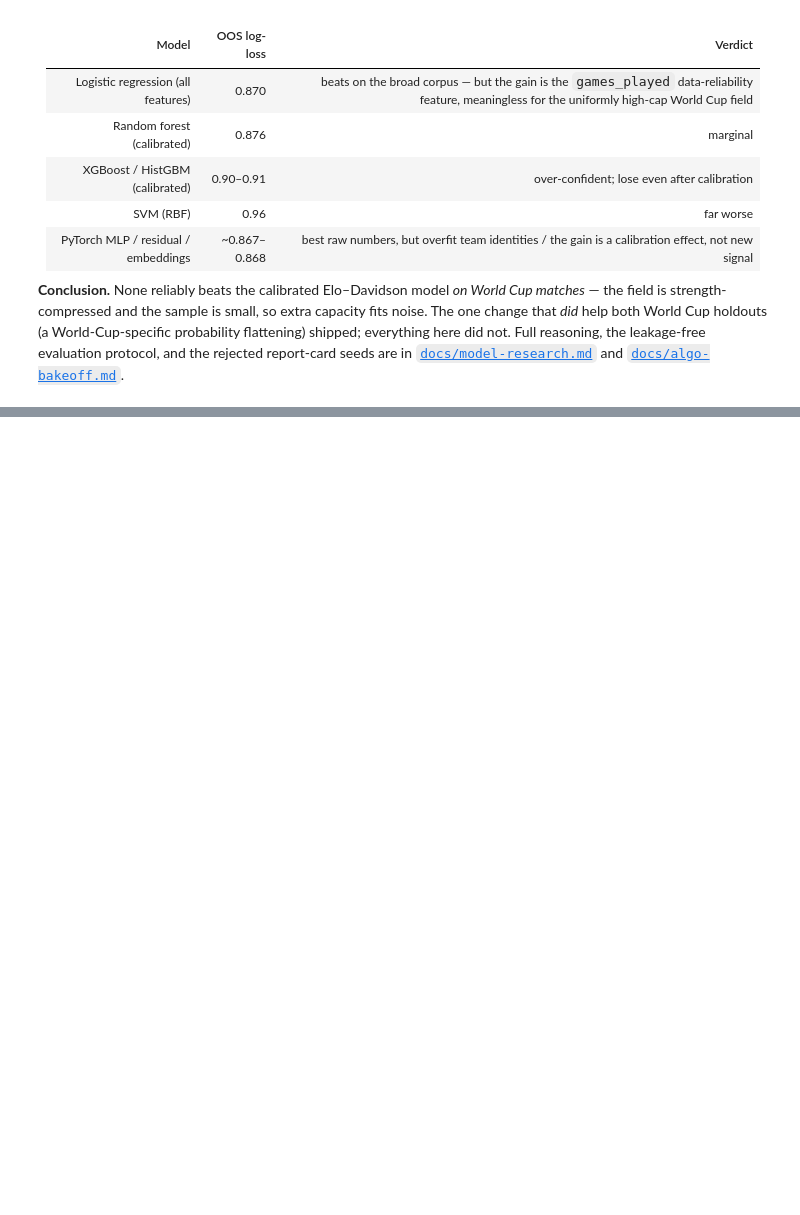
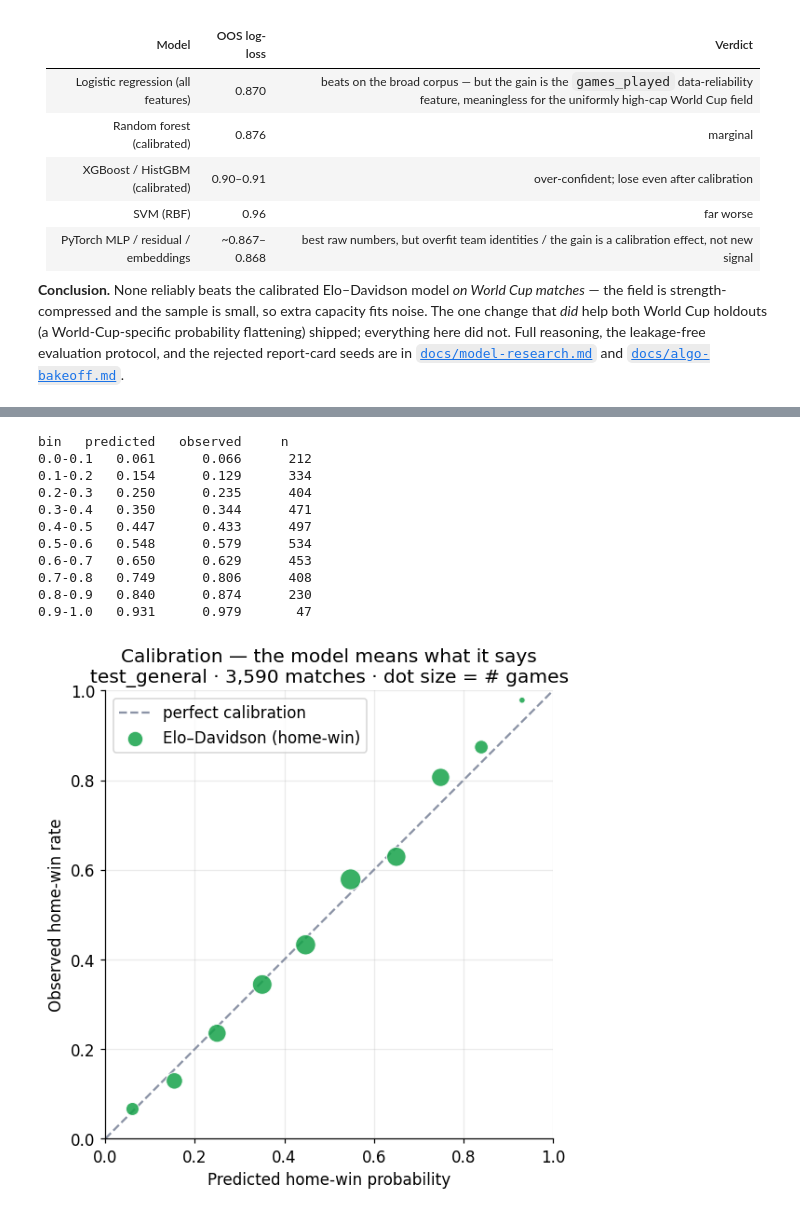
Before and after one commit to shpala/mondial, a Jupyter notebook: docs/research/ml-bakeoff.ipynb, the cells around one changed output, grey strips where cells are left out. Cells and saved outputs as stored; diff of their text form; code cells hidden in the pictures; blank space fills up the shorter version.

```diff
--- a/docs/research/ml-bakeoff.ipynb
+++ b/docs/research/ml-bakeoff.ipynb
@@ -62,0 +110,38 @@ evaluation protocol, and the rejected report-card seeds are in
+# %%
+# Reliability curve for the baseline's home-win probability on the big OOS set.
+f = df[df.split == 'test_general']
+ph = baseline_probs(f)[:, 0]
+y_home = (f.y.values == 0).astype(int)
+
+edges = np.linspace(0, 1, 11)
+b = np.clip(np.digitize(ph, edges) - 1, 0, 9)
+xs, ys, ns = [], [], []
+print('bin   predicted   observed     n')
+for k in range(10):
+    m = b == k
+    if m.sum() >= 25:
+        xs.append(ph[m].mean()); ys.append(y_home[m].mean()); ns.append(int(m.sum()))
+        print(f'{edges[k]:.1f}-{edges[k+1]:.1f}   {xs[-1]:.3f}      {ys[-1]:.3f}    {ns[-1]:5d}')
+
+plt.figure(figsize=(5.6, 5.6))
+plt.plot([0, 1], [0, 1], '--', color=GREY, label='perfect calibration')
+plt.scatter(xs, ys, s=[n / 2.5 for n in ns], color=GREEN, alpha=.85, zorder=3,
+            edgecolor='white', linewidth=.7, label='Elo–Davidson (home-win)')
+plt.xlabel('Predicted home-win probability'); plt.ylabel('Observed home-win rate')
+plt.title('Calibration — the model means what it says\n'
+          'test_general · 3,590 matches · dot size = # games')
+plt.legend(loc='upper left'); plt.gca().set_aspect('equal')
+plt.xlim(0, 1); plt.ylim(0, 1); plt.tight_layout(); plt.show()
+# %% [output]
+bin   predicted   observed     n
+0.0-0.1   0.061      0.066      212
+0.1-0.2   0.154      0.129      334
+0.2-0.3   0.250      0.235      404
+0.3-0.4   0.350      0.344      471
+0.4-0.5   0.447      0.433      497
+0.5-0.6   0.548      0.579      534
+0.6-0.7   0.650      0.629      453
+0.7-0.8   0.749      0.806      408
+0.8-0.9   0.840      0.874      230
+0.9-1.0   0.931      0.979       47
+[figure, added]
```
Also changed, not shown: parts of 13 cells of this notebook.
